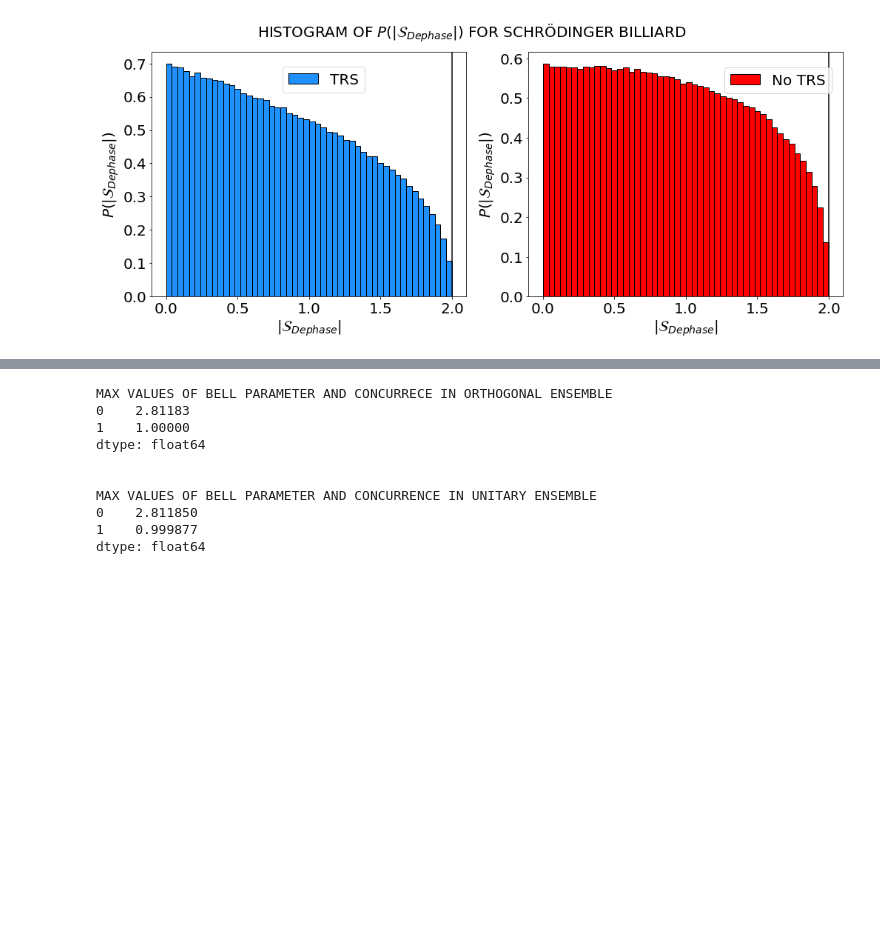
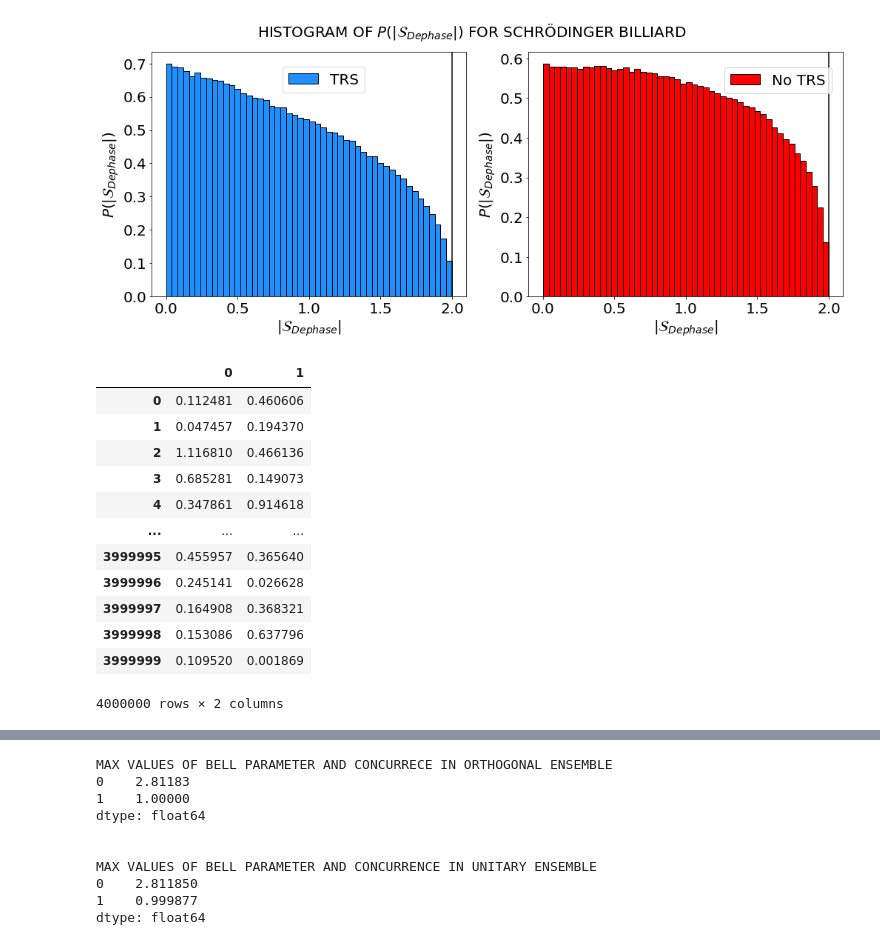
Before and after one commit to Rafffaelb/Schrodinger_Billiard, a Jupyter notebook: WignerDyson/Data_Analysis/Bell_Parameter.ipynb, the cells around one changed output, grey strips where cells are left out. Saved outputs shown, nothing was run; the diff lists cells and outputs as text; code cells hidden in the pictures; blank space fills up the shorter version.

Commit message:
Updating Bell Parameter jupyter notebook file

```diff
--- a/WignerDyson/Data_Analysis/Bell_Parameter.ipynb
+++ b/WignerDyson/Data_Analysis/Bell_Parameter.ipynb
@@ -298,6 +323,22 @@ axs[1].axvline(2, color = 'black')
 # %%
 df_Bell_Parameter_O_Fixed_Base = pd.read_csv(r'Bell_Parameter/Bell_Fixed_Base/Bell_Parameter_O_Fixed_Base.txt', sep = '\t', header = None)
 df_Bell_Parameter_U_Fixed_Base = pd.read_csv(r'Bell_Parameter/Bell_Fixed_Base/Bell_Parameter_U_Fixed_Base.txt', sep = '\t', header = None)
+# %%
+df_Bell_Parameter_O_Fixed_Base
+# %% [output]
+|  | 0 | 1 |
+| 0 | 0.112481 | 0.460606 |
+| 1 | 0.047457 | 0.194370 |
+| 2 | 1.116810 | 0.466136 |
+| 3 | 0.685281 | 0.149073 |
+| 4 | 0.347861 | 0.914618 |
+| ... | ... | ... |
+| 3999995 | 0.455957 | 0.365640 |
+| 3999996 | 0.245141 | 0.026628 |
+| 3999997 | 0.164908 | 0.368321 |
+| 3999998 | 0.153086 | 0.637796 |
+| 3999999 | 0.109520 | 0.001869 |
+4000000 rows × 2 columns
 # %%
 Violations_O_Fixed_Base = df_Bell_Parameter_O_Fixed_Base.values
 Violations_U_Fixed_Base = df_Bell_Parameter_U_Fixed_Base.values
```
Also changed, not shown: parts of 10 cells of this notebook.
